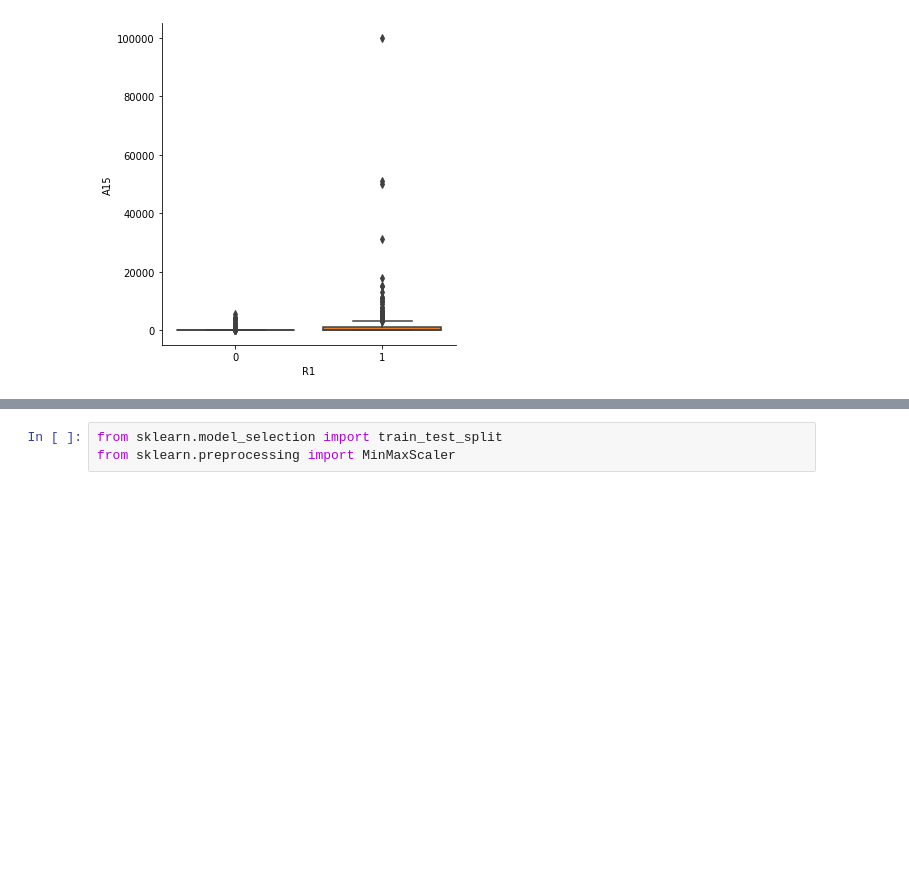
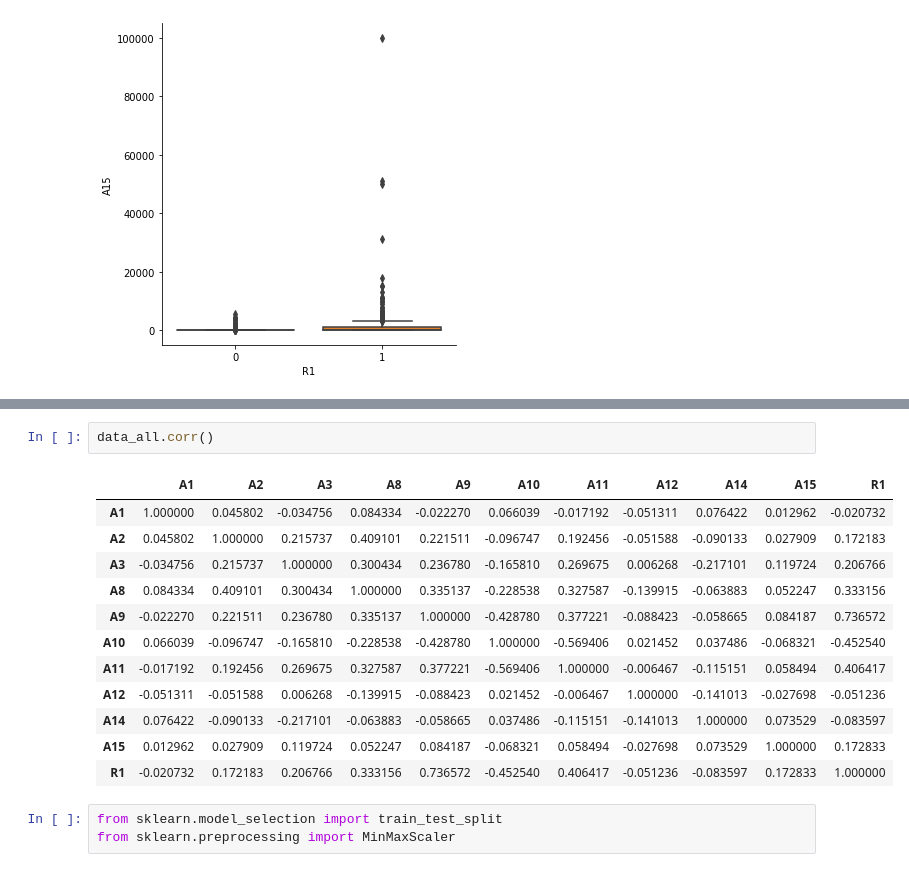
Before and after one commit to shreyansh273/GTx_6501, a Jupyter notebook: Week_1.ipynb, the cells around one changed output, grey strips where cells are left out. Saved outputs shown, nothing was run; the diff lists cells and outputs as text; blank space fills up the shorter version.

```diff
--- a/Week_1.ipynb
+++ b/Week_1.ipynb
@@ -111,3 +116,18 @@ for row_num in range(n_rows):
+# %%
+data_all.corr()
+# %% [output]
+|  | A1 | A2 | A3 | A8 | A9 | A10 | A11 | A12 | A14 | A15 | R1 |
+| A1 | 1.000000 | 0.045802 | -0.034756 | 0.084334 | -0.022270 | 0.066039 | -0.017192 | -0.051311 | 0.076422 | 0.012962 | -0.020732 |
+| A2 | 0.045802 | 1.000000 | 0.215737 | 0.409101 | 0.221511 | -0.096747 | 0.192456 | -0.051588 | -0.090133 | 0.027909 | 0.172183 |
+| A3 | -0.034756 | 0.215737 | 1.000000 | 0.300434 | 0.236780 | -0.165810 | 0.269675 | 0.006268 | -0.217101 | 0.119724 | 0.206766 |
+| A8 | 0.084334 | 0.409101 | 0.300434 | 1.000000 | 0.335137 | -0.228538 | 0.327587 | -0.139915 | -0.063883 | 0.052247 | 0.333156 |
+| A9 | -0.022270 | 0.221511 | 0.236780 | 0.335137 | 1.000000 | -0.428780 | 0.377221 | -0.088423 | -0.058665 | 0.084187 | 0.736572 |
+| A10 | 0.066039 | -0.096747 | -0.165810 | -0.228538 | -0.428780 | 1.000000 | -0.569406 | 0.021452 | 0.037486 | -0.068321 | -0.452540 |
+| A11 | -0.017192 | 0.192456 | 0.269675 | 0.327587 | 0.377221 | -0.569406 | 1.000000 | -0.006467 | -0.115151 | 0.058494 | 0.406417 |
+| A12 | -0.051311 | -0.051588 | 0.006268 | -0.139915 | -0.088423 | 0.021452 | -0.006467 | 1.000000 | -0.141013 | -0.027698 | -0.051236 |
+| A14 | 0.076422 | -0.090133 | -0.217101 | -0.063883 | -0.058665 | 0.037486 | -0.115151 | -0.141013 | 1.000000 | 0.073529 | -0.083597 |
+| A15 | 0.012962 | 0.027909 | 0.119724 | 0.052247 | 0.084187 | -0.068321 | 0.058494 | -0.027698 | 0.073529 | 1.000000 | 0.172833 |
+| R1 | -0.020732 | 0.172183 | 0.206766 | 0.333156 | 0.736572 | -0.452540 | 0.406417 | -0.051236 | -0.083597 | 0.172833 | 1.000000 |
 # %%
 from sklearn.model_selection import train_test_split
 from sklearn.preprocessing import MinMaxScaler
```
Also changed, not shown: parts of 10 cells of this notebook.
